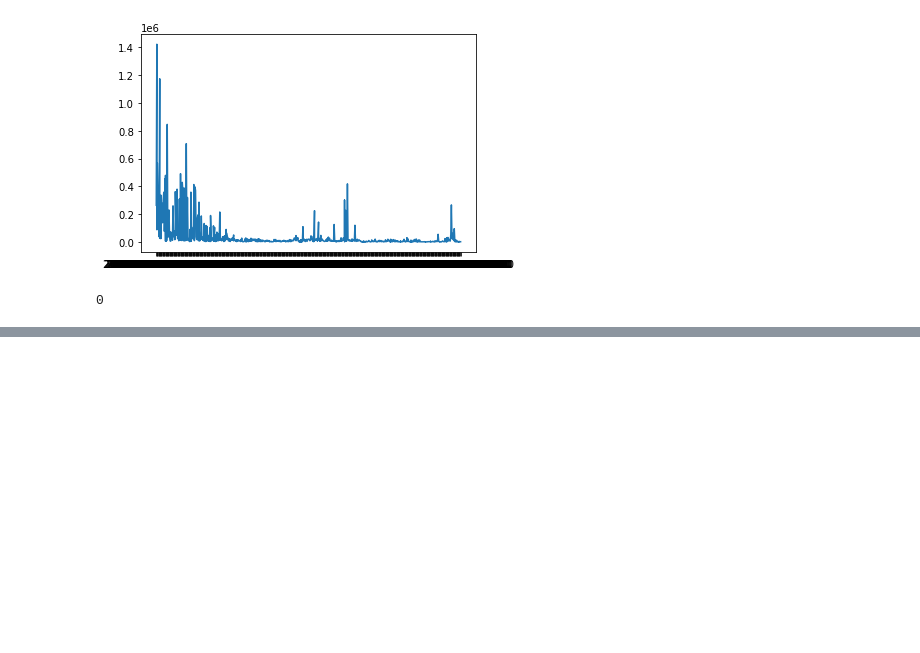
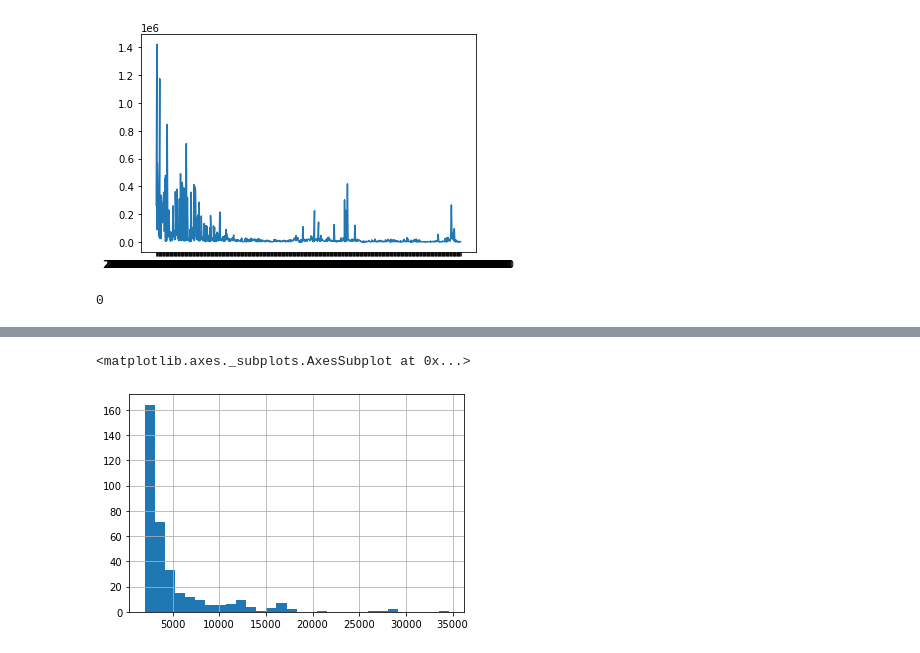
Before and after one commit to Rockyzsu/stock, a Jupyter notebook: analysis/hk_new_stock_ratio.ipynb, the cells around one changed output, grey strips where cells are left out. Saved outputs shown, nothing was run; the diff lists cells and outputs as text; code cells hidden in the pictures; blank space fills up the shorter version.

```diff
--- a/analysis/hk_new_stock_ratio.ipynb
+++ b/analysis/hk_new_stock_ratio.ipynb
@@ -312,0 +275,2 @@ df_selected.to_html('tb.html',encoding='utf8')
+# %%
+df['one_hand_capital']=df['each_hand_stock']*df['price']
@@ -312,0 +323,2 @@ df_selected.to_html('tb.html',encoding='utf8')
+# %%
+bins=range(0,44000,2000)
@@ -312,0 +345,2 @@ df_selected.to_html('tb.html',encoding='utf8')
+# %%
+labels=[str(i) for i in bins[:-1]]
@@ -312,0 +370,2 @@ df_selected.to_html('tb.html',encoding='utf8')
+# %%
+df['one_hand_capital_category']=pd.cut(df['one_hand_capital'],bins,labels=labels)
@@ -312,0 +421,5 @@ df_selected.to_html('tb.html',encoding='utf8')
+# %%
+df['one_hand_capital'].hist(bins=30)
+# %% [output]
+<matplotlib.axes._subplots.AxesSubplot at 0x...>
+[figure, added]
```
Also changed, not shown: parts of 28 cells of this notebook, 43 other files.
